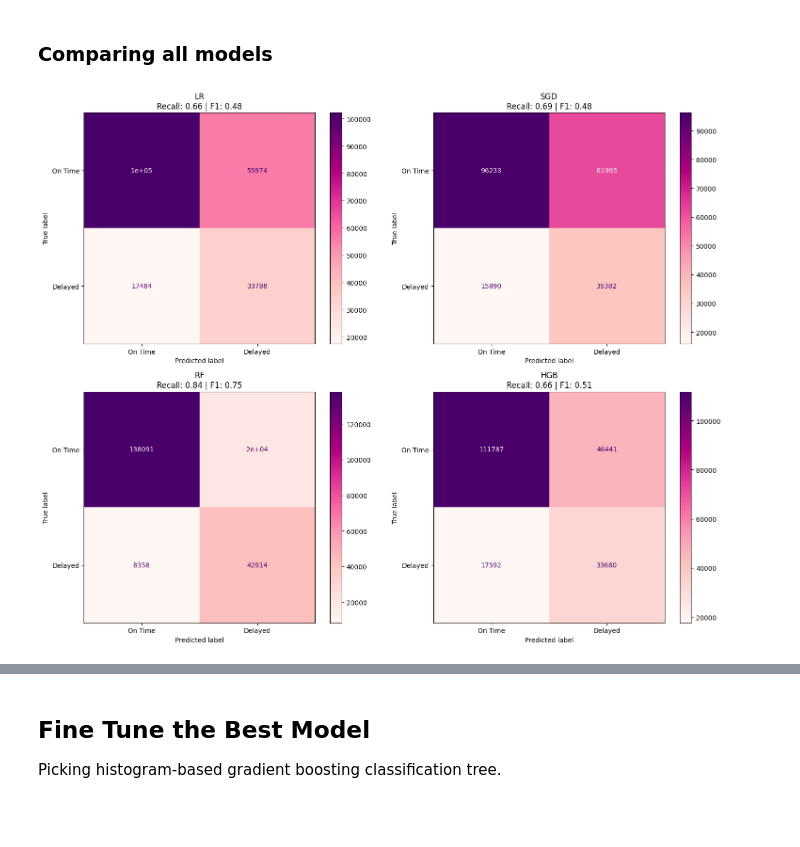
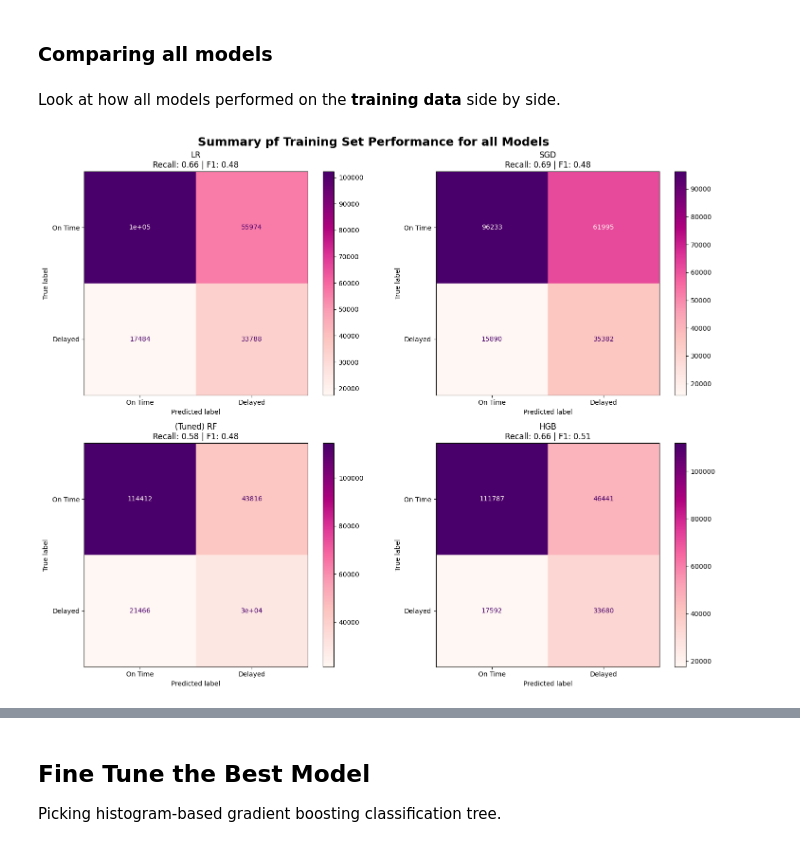
Before and after one commit to lucyg04/nycflights13, a Jupyter notebook: Practical 1/practical1_py.ipynb, the cells around one changed output, grey strips where cells are left out. Drawn from its saved outputs; the diff is of its cells as text; code cells hidden in the pictures; blank space fills up the shorter version.

```diff
--- a/Practical 1/practical1_py.ipynb
+++ b/Practical 1/practical1_py.ipynb
@@ -1700,3 +1761,11 @@ Examine the model's performance on the training set vs validation set.
+# %%
+# Training Set
+new_rf_preds_train = new_random_forest_model.predict(prepared_training_data)
+new_rf_probs_train = new_random_forest_model.predict_proba(prepared_training_data)[:, 1]
+
+# Validation Set
+new_rf_preds_val = new_random_forest_model.predict(prepared_validation_data)
+new_rf_probs_val = new_random_forest_model.predict_proba(prepared_validation_data)[:, 1]
 # %%
 # Create a plot of the 2 confusion matrices and a PR curve
 fig, axes = plt.subplots(1, 3, figsize=(22, 6))
@@ -1820,15 +1876,48 @@ for name, model in {"LR": logistic_regression_model,
+# %% [markdown]
+Look at how all models performed on the **training data** side by side.
+# %%
+training_model_results = {}
+
+training_model_results["LR"] = {
+        'preds': lr_preds_train,
+        'probs': lr_probs_train,
+        'recall': recall_score(train_labels, lr_preds_train),
+        'f1': f1_score(train_labels, lr_preds_train)
+    }
+
+training_model_results["SGD"] = {
+        'preds': sgd_preds_train,
+        'probs': sgd_probs_train,
+        'recall': recall_score(train_labels, sgd_preds_train),
+        'f1': f1_score(train_labels, sgd_preds_train)
+    }
+
+training_model_results["(Tuned) RF"] = {
+        'preds': new_rf_preds_train,
+        'probs': new_rf_probs_train,
+        'recall': recall_score(train_labels, new_rf_preds_train),
+        'f1': f1_score(train_labels, new_rf_preds_train)
+    }
+
+training_model_results["HGB"] = {
+        'preds': hgb_preds_train,
+        'probs': hgb_probs_train,
+        'recall': recall_score(train_labels, hgb_preds_train),
+        'f1': f1_score(train_labels, hgb_preds_train)
+    }
 # %%
 fig, axes = plt.subplots(2, 2, figsize=(15, 12))
 axes = axes.flatten()
 
 for i, (name, data) in enumerate(training_model_results.items()):
     cm = confusion_matrix(train_labels, data['preds'])
     disp = ConfusionMatrixDisplay(confusion_matrix=cm, display_labels=['On Time', 'Delayed'])
     disp.plot(ax=axes[i], cmap='RdPu', colorbar=True)
     axes[i].set_title(f"{name}\nRecall: {data['recall']:.2f} | F1: {data['f1']:.2f}")
 
+plt.suptitle("Summary pf Training Set Performance for all Models", fontsize=18, fontweight='bold')
 plt.tight_layout()
 plt.show()
 # %% [output]
-[figure, old version]
+[figure, new version]
 # %%
```
Also changed, not shown: parts of 12 cells of this notebook.
